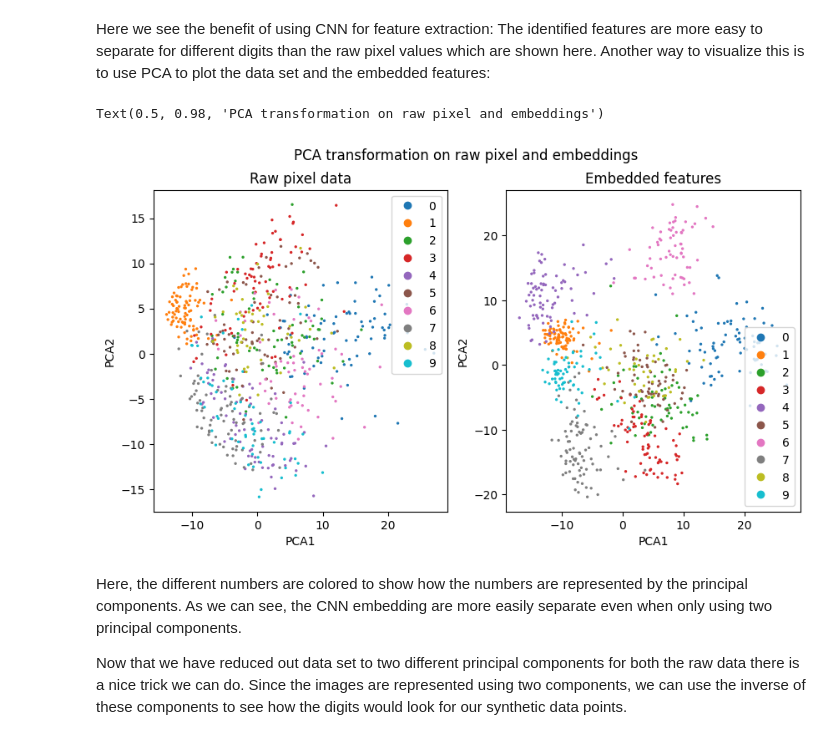
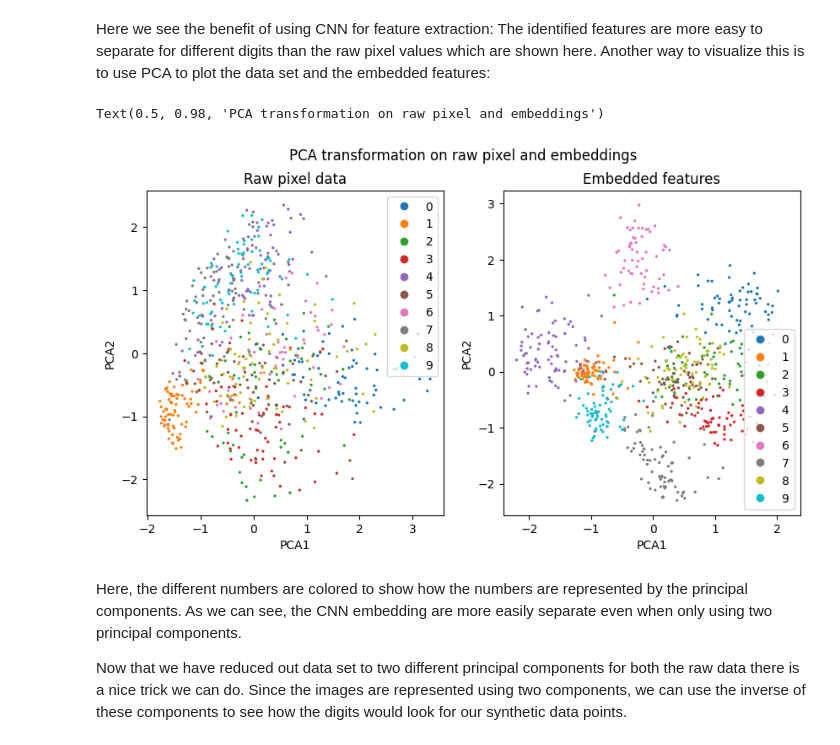
Before and after one commit to CecinestpasJonatan/MachineaLearningIntroNotebook, a Jupyter notebook: MachineLearningIntro.ipynb, the cells around one changed output. Saved outputs shown, nothing was run; the diff lists cells and outputs as text; code cells hidden in the pictures.

```diff
--- a/MachineLearningIntro.ipynb
+++ b/MachineLearningIntro.ipynb
@@ -1034,32 +1055,32 @@ Here we see the benefit of using CNN for feature extraction: The identified feat
 # %%
 #@title Code
 from sklearn.decomposition import PCA
 
-pca_raw_ = PCA(n_components=2)
+pca_raw_ = PCA(n_components=2, whiten=True)
 pca_raw = pca_raw_.fit_transform(ex_data_full.reshape(ex_data_full.detach().numpy().shape[0], ex_data_full.detach().numpy().shape[-2] * ex_data_full.detach().numpy().shape[-1]))
-pca_embedding = PCA(n_components=2).fit_transform(CNN_output_embedding)
+pca_embedding = PCA(n_components=2, whiten=True).fit_transform(CNN_output_embedding)
 
 fig, ax = plt.subplots(ncols=2, figsize=(10,5))
 
 pca_scatter_raw = ax[0].scatter(pca_raw[:, 0], pca_raw[:, 1], s=2, c=ex_target_full.flatten()[ex_target_full_idx], cmap='tab10')
 pca_scatter_emb = ax[1].scatter(pca_embedding[:, 0], pca_embedding[:, 1], s=2, c=ex_target_full.flatten()[ex_target_full_idx], cmap='tab10')
 
 ax[0].set_title('Raw pixel data')
 ax[1].set_title('Embedded features')
 
 ax[0].set_xlabel("PCA1")
 ax[0].set_ylabel("PCA2")
 
 ax[1].set_xlabel("PCA1")
 ax[1].set_ylabel("PCA2")
 
 ax[0].legend(*pca_scatter_raw.legend_elements())
 ax[1].legend(*pca_scatter_emb.legend_elements())
 
 plt.suptitle("PCA transformation on raw pixel and embeddings")
 # %% [output]
 Text(0.5, 0.98, 'PCA transformation on raw pixel and embeddings')
-[figure, old version]
+[figure, new version]
 # %% [markdown]
 Here, the different numbers are colored to show how the numbers are represented by the principal components. As we can see, the CNN embedding are more easily separate even when only using two principal components.
 
```
Also changed, not shown: parts of 4 cells of this notebook.
